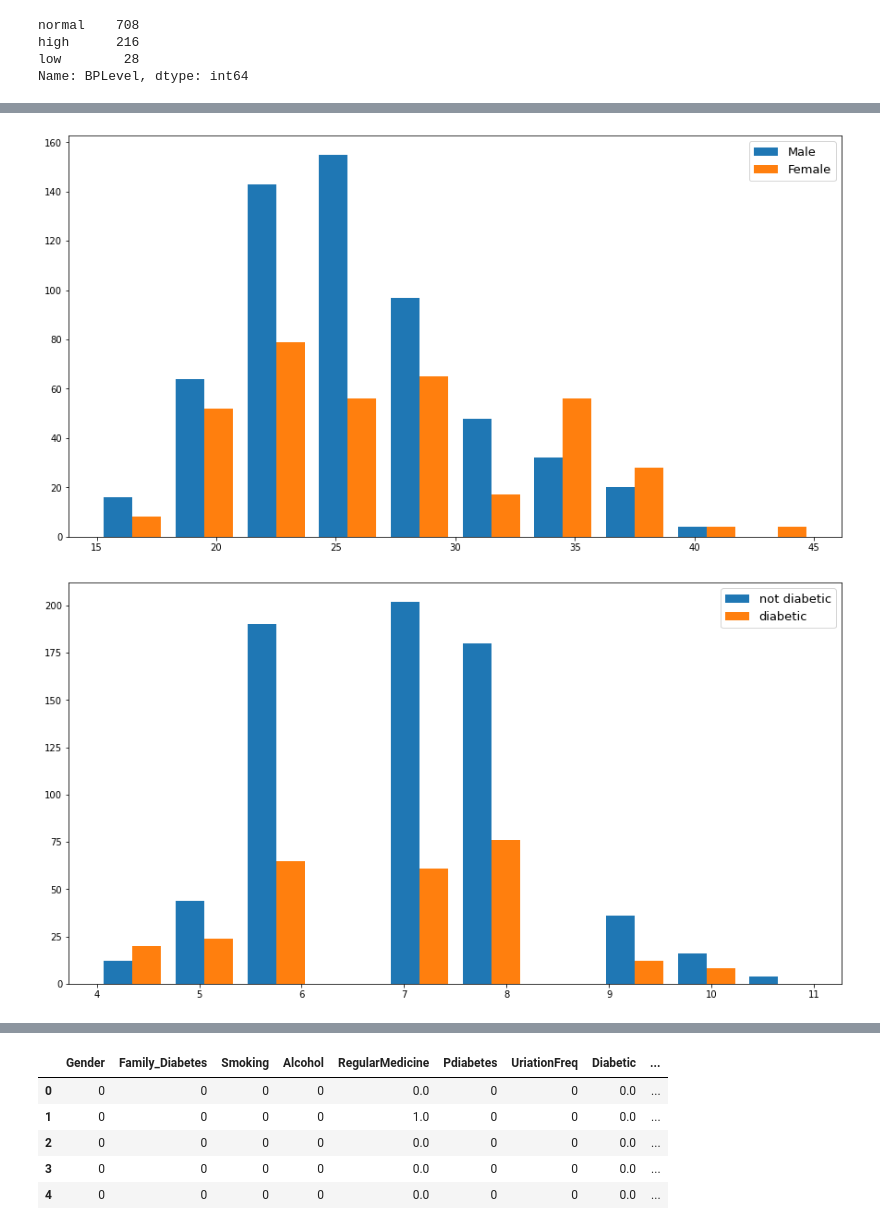
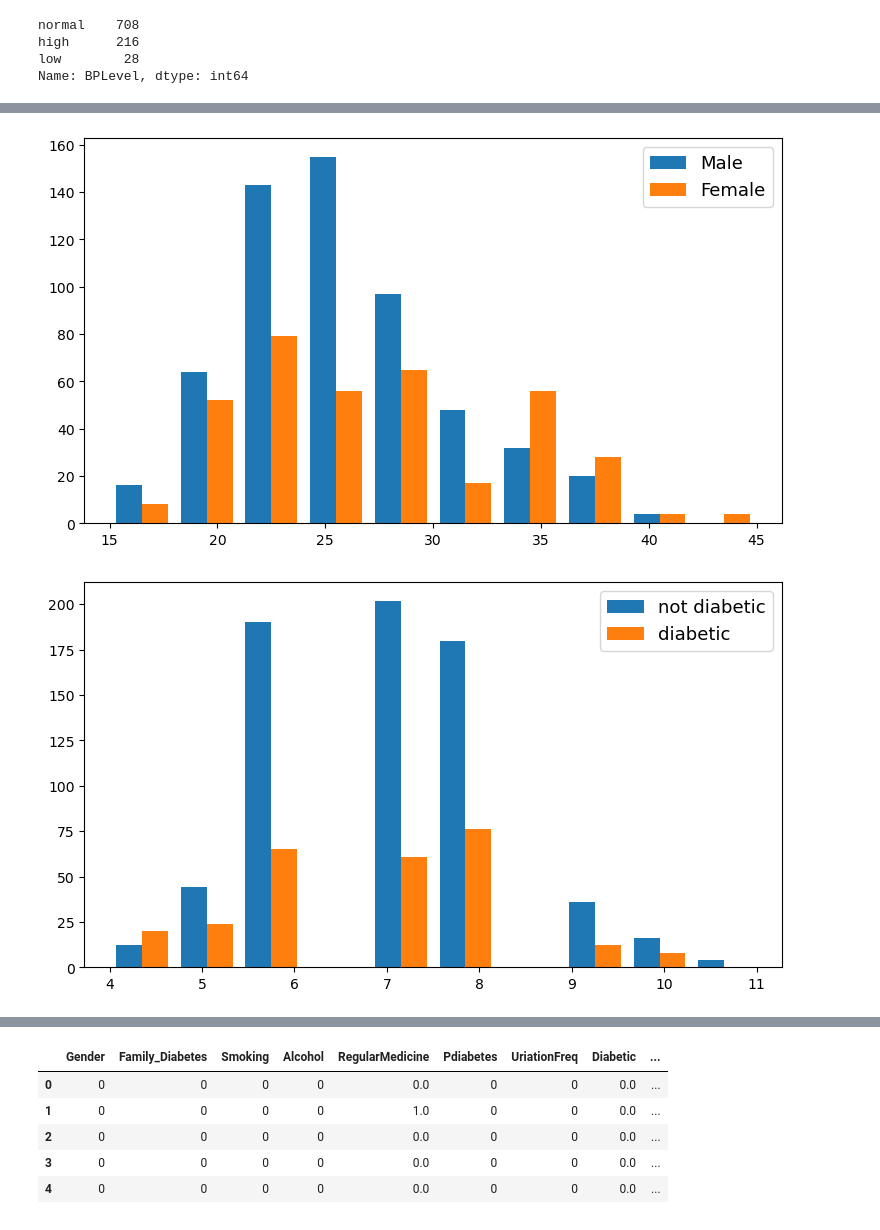
Before and after one commit to SammySuliman/Diabetes-ML-project, a Jupyter notebook: DIABETES ML PROJECT (MASTER FILE).ipynb, the cells around one changed output, grey strips where cells are left out. Saved outputs shown, nothing was run; the diff lists cells and outputs as text; code cells hidden in the pictures.

```diff
--- a/DIABETES ML PROJECT (MASTER FILE).ipynb
+++ b/DIABETES ML PROJECT (MASTER FILE).ipynb
@@ -475,15 +475,15 @@ eda_dataset.head()
 # %%
-plt.figure(figsize=(15,8))
+plt.figure(figsize=(9,5))
 x = eda_dataset[eda_dataset['Gender']=='Male']['BMI']
 y = eda_dataset[eda_dataset['Gender']=='Female']['BMI']
 plt.hist([x, y],label=['Male','Female'])
 plt.legend(fontsize=13)
 plt.show()
 #From this graph, female patients tend to have higher BMI than male patients
 # %% [output]
-[figure, old version]
+[figure, new version]
 # %%
-plt.figure(figsize=(15,8))
+plt.figure(figsize=(9,5))
 x = eda_dataset[eda_dataset['Diabetic']==0.0]['Sleep']
 y = eda_dataset[eda_dataset['Diabetic']==1.0]['Sleep']
 plt.hist([x, y],label=['not diabetic','diabetic'])
@@ -491,5 +491,5 @@ plt.legend(fontsize=13)
 plt.show()
 #No evident trend between time of sleep and contracting diabetes, amount of sleep follows a Gaussian distribution
 # %% [output]
-[figure, old version]
+[figure, new version]
 # %%
```
Also changed, not shown: parts of 61 cells of this notebook, 6 other files.
